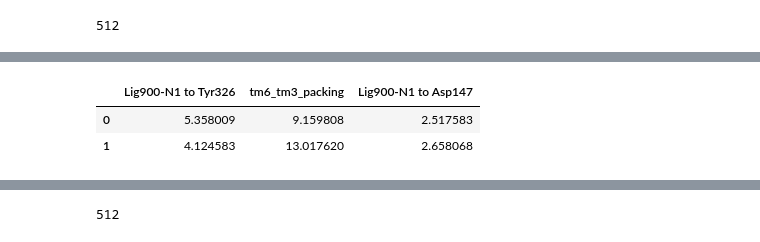
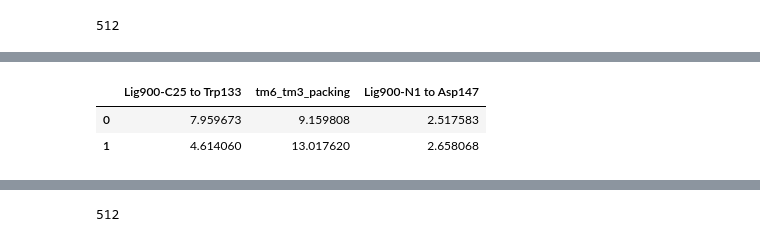
Before and after one commit to amirbarati/conformation, a Jupyter notebook: mor_h8_ligand-protein_contacts.ipynb, the cells around one changed output, grey strips where cells are left out. Cells and saved outputs as stored; diff of their text form; code cells hidden in the pictures.

```diff
--- a/mor_h8_ligand-protein_contacts.ipynb
+++ b/mor_h8_ligand-protein_contacts.ipynb
@@ -229,3 +260,9 @@ print(len(new_feature_names))
+# %%
+f = get_trajectory_files(features_dir, ".dataset")[200]
+print(f)
+x = load_file(f)
+df = pd.DataFrame(x, columns=[str(name) for name in refined_atom_residue_pairs])
+df["LIG-C15 to Trp318"]
 # %%
 ref_receptors_dir = "/home/enf/md_simulations/MOR/bu72_ref_receptors"
 ref_features_dir = "%s/bu72_ref_receptors" %features_dir
@@ -268,7 +306,7 @@ feature_residues[:10]
 import custom_tica
 reload(custom_tica)
 from custom_tica import *
-#fit_normalizer(features_dir, features=load_file(new_features_file))
+fit_normalizer(features_dir, features=load_file(new_features_file))
 fit_and_transform(features_directory = features_dir, model_dir = tica_dir, stride=5, lag_time = lag_time, n_components = n_components, sparse = sparse, wolf = wolf, rho = rho, shrinkage = shrinkage, parallel=True, traj_ext = traj_ext, normalize=True, partial_fit=False, features=load_file(new_features_file))
 # %%
 import custom_tica
@@ -352,7 +386,7 @@ apo_trajs = []
 #trajs = [t for t in get_trajectory_files(traj_dir, traj_ext) if "apo_reimaged" not in t and "oxy" not in t]
 trajs = [t for t in get_trajectory_files(traj_dir, traj_ext)]
 for i, traj in enumerate(trajs):
-    if "bu72" in traj:
+    if "bu72" in traj or "CO" in traj or "Co" in traj:
         bu72_trajs.append(i)
     elif "apo" in traj:
         apo_trajs.append(i)
@@ -363,7 +397,8 @@ loading /home/enf/md_simulations/MOR/h8_reimaged/all_pnas_features/user_defined_
 loading "/home/enf/md_simulations/MOR/h8_reimaged/all_pnas_features/user_defined_features.h5"...
 # %%
 #pp_tica_dir = "/home/enf/md_simulations/MOR/h8_reimaged/sparse-tICA_t5_n_components5all_residues_4dkl_5c1m_under_cutoff6A-CA_regularization_wolf_autoShrinkage0pt0025"
-pp_tica_dir = "/home/enf/md_simulations/MOR/h8_reimaged/sparse-tICA_t50_n_components10all_residues_4dkl_5c1m_under_cutoff6A-CA_regularization_wolf_autoShrinkage0pt01"
+#pp_tica_dir = "/home/enf/md_simulations/MOR/h8_reimaged/sparse-tICA_t50_n_components10all_residues_4dkl_5c1m_under_cutoff6A-CA_regularization_wolf_autoShrinkage0pt01"
+pp_tica_dir = "/home/enf/md_simulations/MOR/h8_reimaged/sparse-tICA_t50_n_components10all_residues_4dkl_5c1m_under_cutoff6A-CA_regularization_wolf_autoShrinkage0pt05-backup/"
 # %%
 protein_tica_file = "%s/phi_psi_chi2_allprot_projected.h5" %pp_tica_dir
 protein_tica = verboseload(protein_tica_file)
@@ -524,8 +580,8 @@ loading /home/enf/md_simulations/MOR/h8_reimaged/featuresbp_residues_4dkl_5c1m_r
 loading /home/enf/md_simulations/MOR/h8_reimaged/all_pnas_features/ref_coords.h5
 loading "/home/enf/md_simulations/MOR/h8_reimaged/all_pnas_features/ref_coords.h5"...
 # %%
-ref_features[["Lig900-N1 to Tyr326", "tm6_tm3_packing", "Lig900-N1 to Asp147"]]
+ref_features[["Lig900-C25 to Trp133", "tm6_tm3_packing", "Lig900-N1 to Asp147"]]
 # %% [output]
-|  | Lig900-N1 to Tyr326 | tm6_tm3_packing | Lig900-N1 to Asp147 |
-| 0 | 5.358009 | 9.159808 | 2.517583 |
-| 1 | 4.124583 | 13.017620 | 2.658068 |
+|  | Lig900-C25 to Trp133 | tm6_tm3_packing | Lig900-N1 to Asp147 |
+| 0 | 7.959673 | 9.159808 | 2.517583 |
+| 1 | 4.614060 | 13.017620 | 2.658068 |
```
Also changed, not shown: parts of 102 cells of this notebook, 41 other files.
